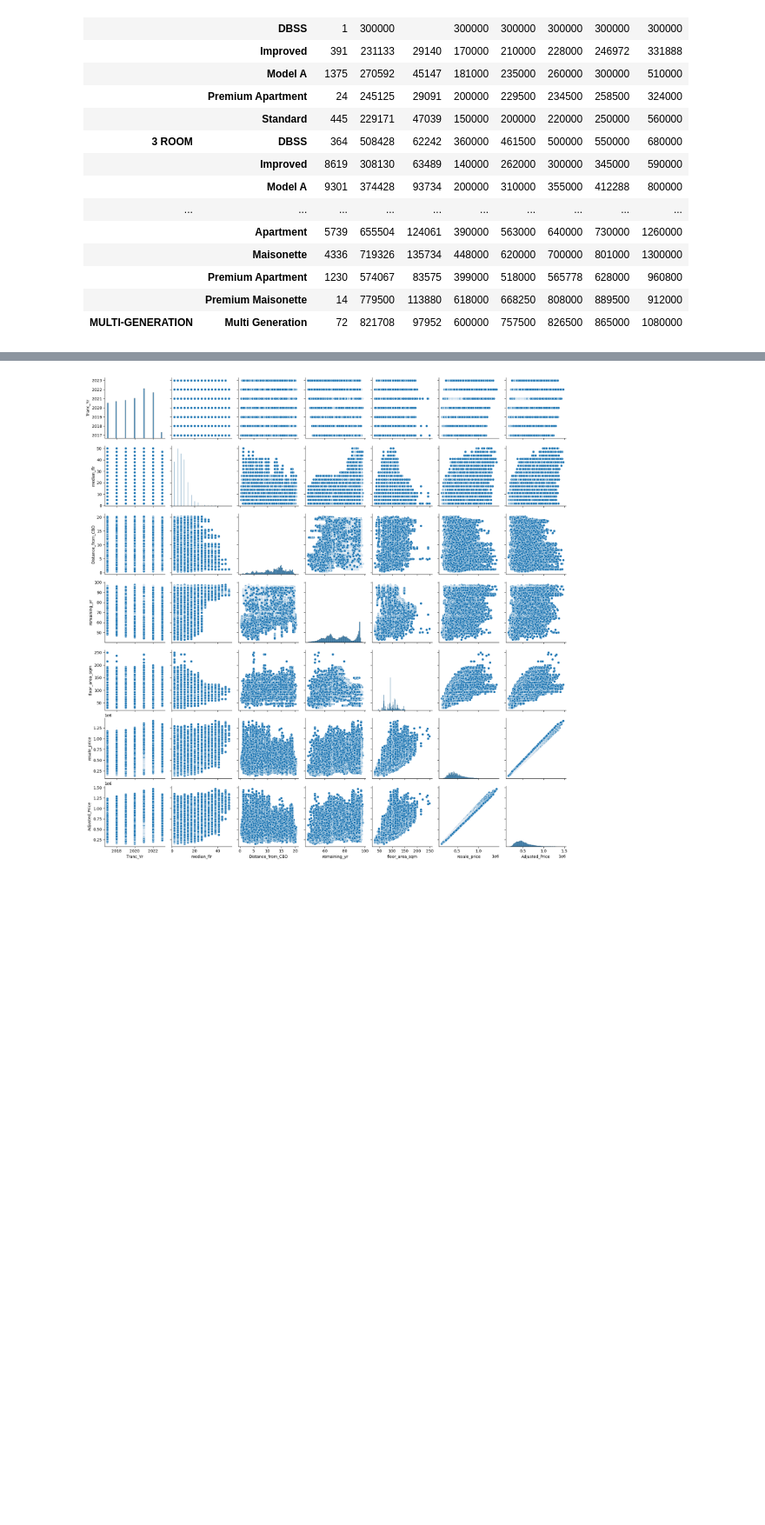
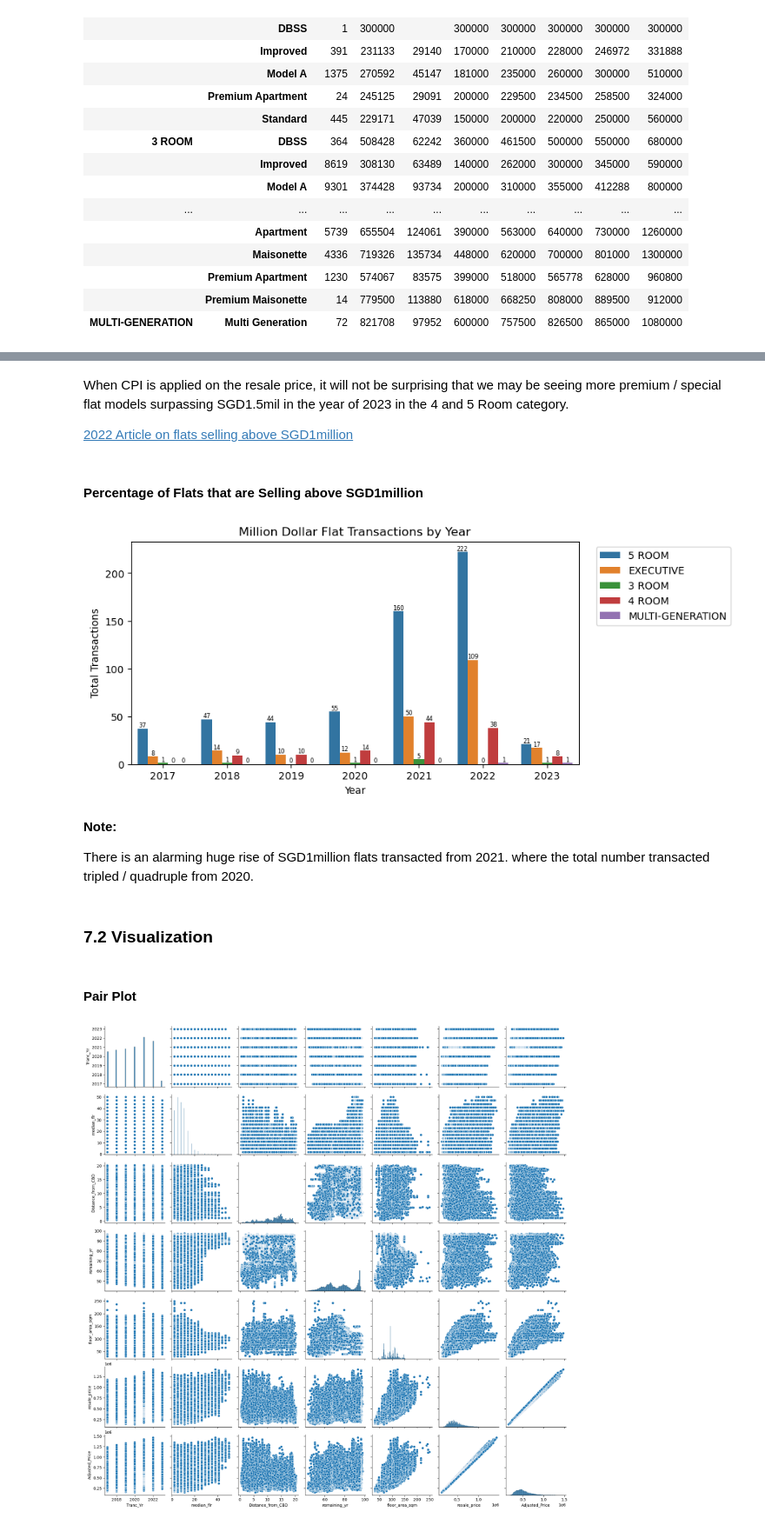
Before and after one commit to DalePeh/PersonalPortfolio, a Jupyter notebook: eda-model-pipepline.ipynb, the cells around one changed output, grey strips where cells are left out. Shown at 87% size. Saved outputs shown, nothing was run; the diff lists cells and outputs as text; code cells hidden in the pictures; blank space fills up the shorter version.

Commit message:
Kaggle Notebook | EDA-model-pipepline | Version 11

```diff
--- a/eda-model-pipepline.ipynb
+++ b/eda-model-pipepline.ipynb
@@ -324,3 +330,34 @@ type_model.style.format('{:.0f}', na_rep="")\
+# %% [markdown]
+When CPI is applied on the resale price, it will not be surprising that we may be seeing more premium / special flat models surpassing SGD1.5mil in the year of 2023 in the 4 and 5 Room category.
+
+[2022 Article on flats selling above SGD1million](https://mothership.sg/2022/05/henderson-road-flat-record-price/)
+# %% [markdown]
+#### Percentage of Flats that are Selling above SGD1million
+# %%
+#Get flat selling above SGD1million
+mil_resale = df_resale[df_resale['resale_price'] >= 1000000]
+
+#Countplot of flats above SGD1million
+fig, ax = plt.subplots(figsize=(8, 4))
+mil_count = sns.countplot(data=mil_resale, x='Tranc_Yr', hue='flat_type')
+mil_count.legend(loc='right', bbox_to_anchor=(1.35, 0.8), ncol=1)
+for container in ax.containers:
+    ax.bar_label(container, size=6)
+plt.xlabel("Year")
+plt.ylabel("Total Transactions")
+plt.title("Million Dollar Flat Transactions by Year")
+
+plt.show()
+# %% [output]
+[figure, added]
+# %% [markdown]
+**Note:**
+
+There is an alarming huge rise of SGD1million flats transacted from 2021. where the total number transacted tripled / quadruple from 2020.
+# %% [markdown]
+### 7.2 Visualization
+# %% [markdown]
+#### Pair Plot
 # %%
 sns.pairplot(df_resale)
 plt.show()
```
Also changed, not shown: parts of 51 cells of this notebook.
